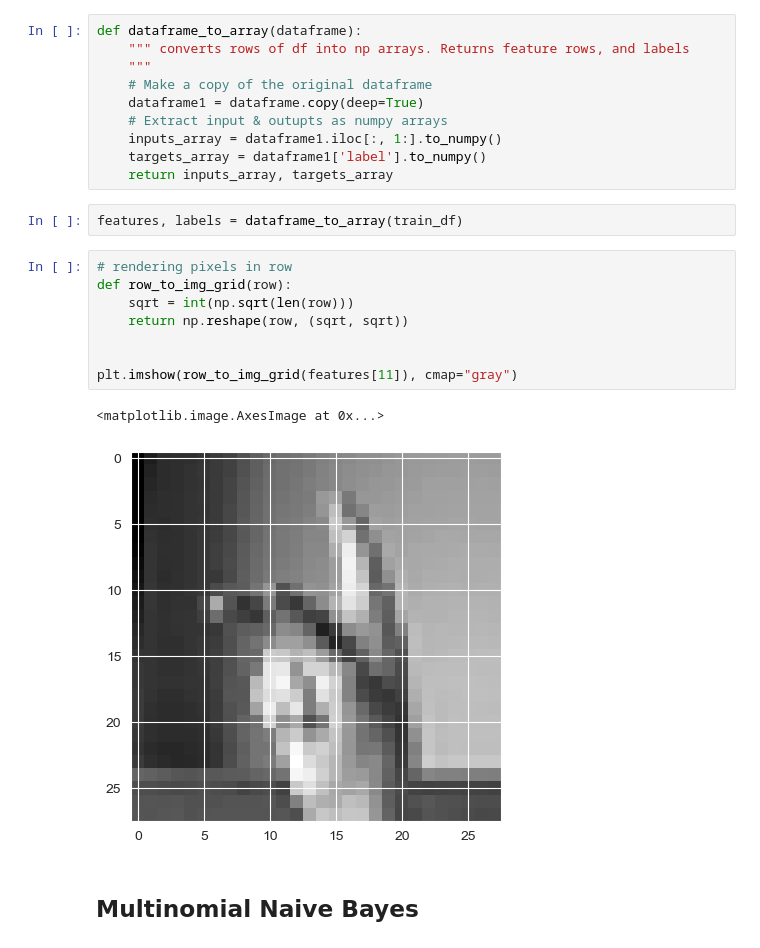
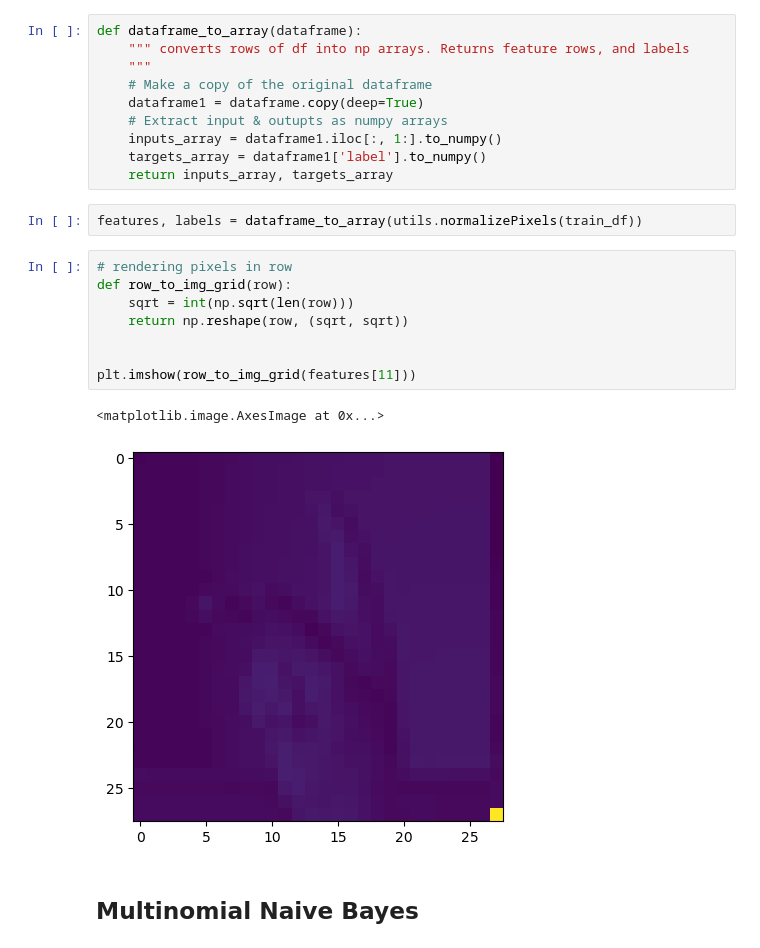
Before and after one commit to sreekaroo/SignLanguageRecognizer, a Jupyter notebook: finalProjExplore.ipynb, the cells around one changed output. Cells and saved outputs as stored; diff of their text form.

```diff
--- a/finalProjExplore.ipynb
+++ b/finalProjExplore.ipynb
@@ -47,18 +48,18 @@ def dataframe_to_array(dataframe):
     targets_array = dataframe1['label'].to_numpy()
     return inputs_array, targets_array
 # %%
-features, labels = dataframe_to_array(train_df)
+features, labels = dataframe_to_array(utils.normalizePixels(train_df))
 # %%
 # rendering pixels in row
 def row_to_img_grid(row):
     sqrt = int(np.sqrt(len(row)))
     return np.reshape(row, (sqrt, sqrt))
 
 
-plt.imshow(row_to_img_grid(features[11]), cmap="gray")
+plt.imshow(row_to_img_grid(features[11]))
 # %% [output]
 <matplotlib.image.AxesImage at 0x...>
-[figure, old version]
+[figure, new version]
 # %% [markdown]
 ## Multinomial Naive Bayes
 # %%
```
Also changed, not shown: parts of 2 cells of this notebook, 5 other files.
